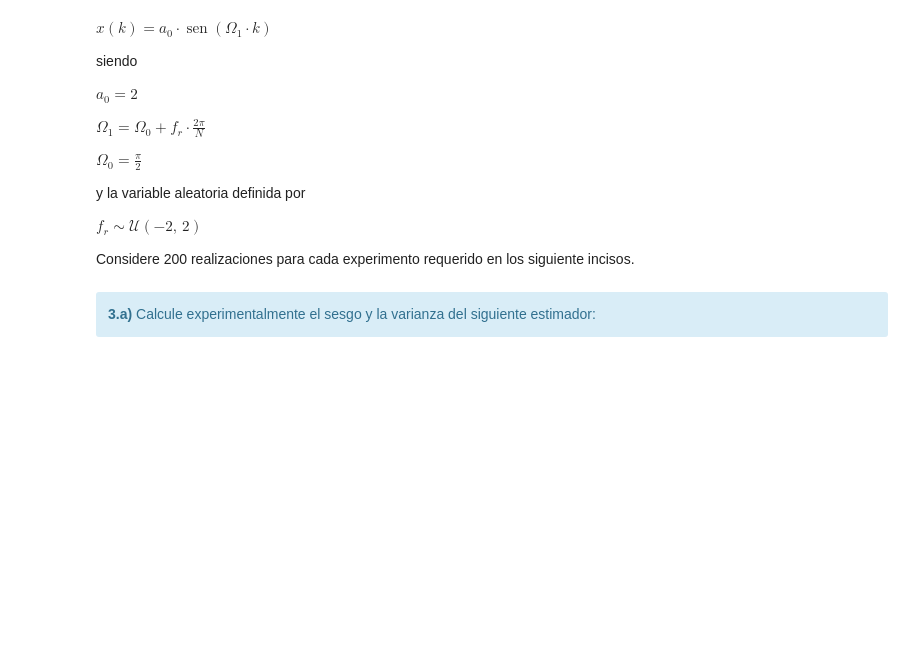
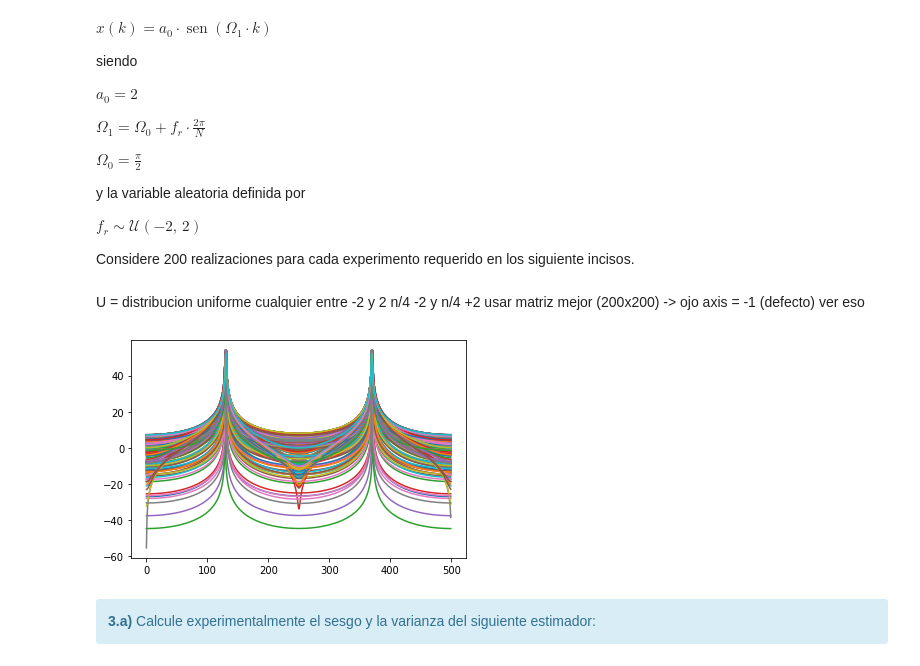
Before and after one commit to jbl95/pds-trabajosPracticos, a Jupyter notebook: TP2 - Ventanas.ipynb, the cells around one changed output. Saved outputs shown, nothing was run; the diff lists cells and outputs as text; code cells hidden in the pictures; blank space fills up the shorter version.

```diff
--- a/TP2 - Ventanas.ipynb
+++ b/TP2 - Ventanas.ipynb
@@ -397,6 +539,53 @@ y la variable aleatoria definida por
   $f_r \sim \mathcal{U}(-2, \, 2) $
 
 Considere 200 realizaciones para cada experimento requerido en los siguiente incisos.
+# %% [markdown]
+U = distribucion uniforme cualquier entre -2 y 2
+n/4 -2 y n/4 +2
+usar matriz mejor (200x200) -> ojo axis = -1 (defecto) ver eso
+# %%
+import matplotlib.pyplot as plt
+import numpy as npy
+import scipy as spy
+
+import random
+
+v1 = 2
+dc = 0
+ph = 0
+fs = 1000
+N = 1000
+
+df = fs / N
+
+o0 = fs / 4
+# o1 = o0 + (10 * df)
+
+signals = []
+
+for i in range(200):
+    fr = random.uniform(-2,2)
+    # o1 = o1 + fr
+    o1 = o0 + (10 * df + fr)
+    tt1, x1 = mi_func_sen (v1, dc, o1, ph, N, fs)
+    signals.append(x1)
+
+array = npy.array(signals)
+npy.hstack(array)
+
+array = array.transpose()
+vecDFT = npy.fft.fft(array,500,axis = 0)  ### PASAR MATRIZ
+
+vecDFT = 20 * npy.log10 (vecDFT)
+
+plt.plot(vecDFT)
+
+
+import warnings
+warnings.filterwarnings("ignore")
+## Lista de vectores columna y luego hstack
+# %% [output]
+[figure, added]
 # %% [markdown]
 <div class="alert alert-block alert-info">
 <b>3.a)</b> Calcule experimentalmente el sesgo y la varianza del siguiente estimador:
```
Also changed, not shown: parts of 11 cells of this notebook.
